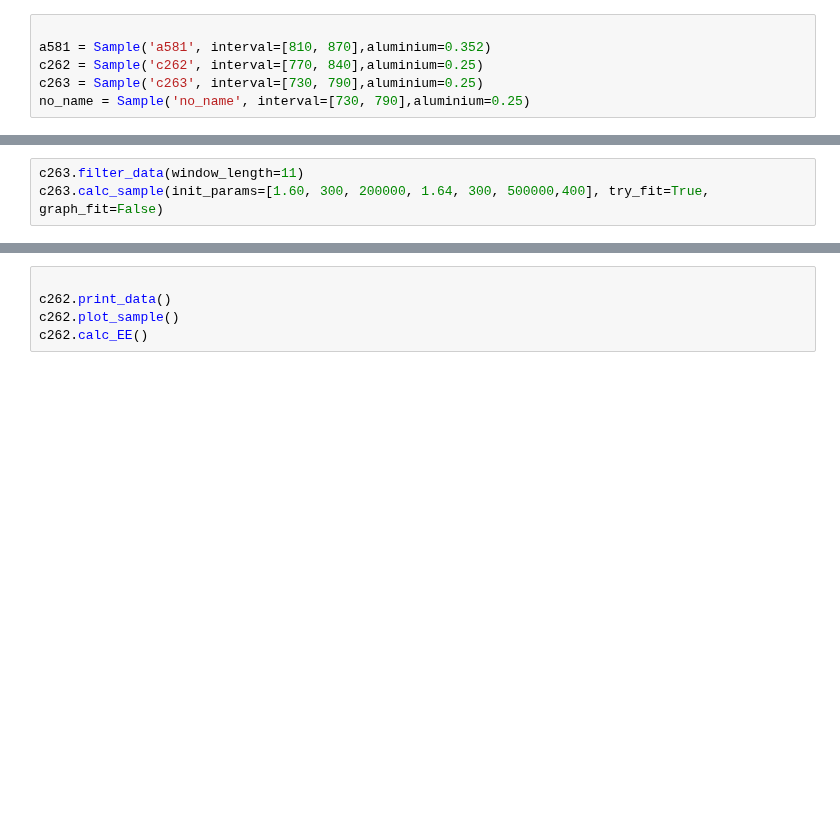
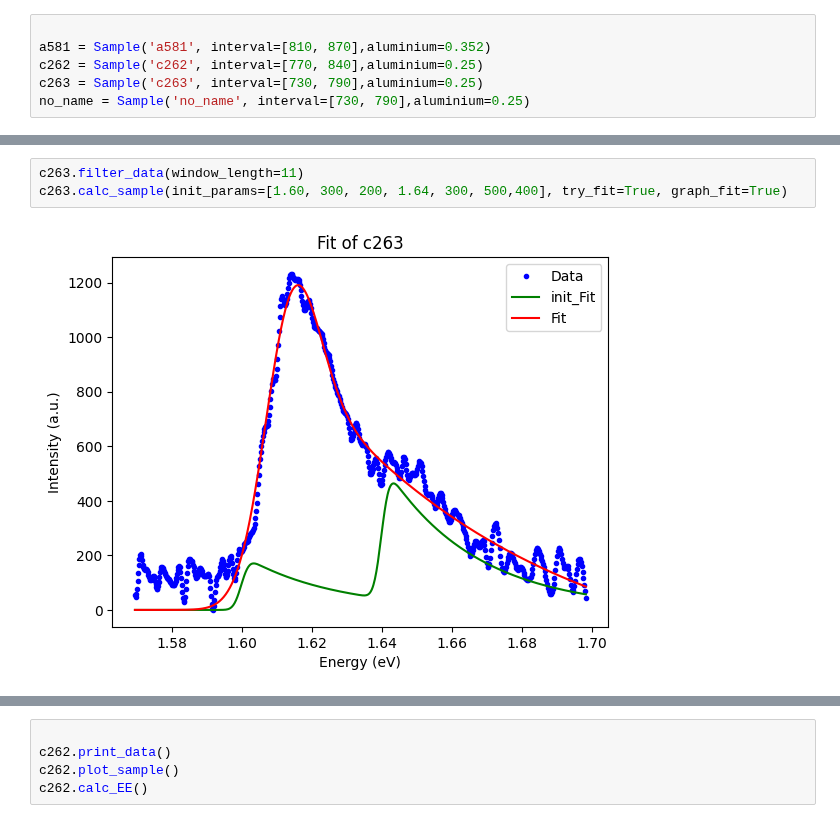
Before and after one commit to RedBrean/term2, a Jupyter notebook: term5/labs/q_yama/q_yama.ipynb, the cells around one changed output, grey strips where cells are left out. Drawn from its saved outputs; the diff is of its cells as text; blank space fills up the shorter version.

```diff
--- a/term5/labs/q_yama/q_yama.ipynb
+++ b/term5/labs/q_yama/q_yama.ipynb
@@ -217,5 +233,7 @@ c262.calc_sample(init_params=[1.495, 250, 10000, 1.51, 200, 10000,100], try_fit=
 # %%
 c263.filter_data(window_length=11)
-c263.calc_sample(init_params=[1.60, 300, 200000, 1.64, 300, 500000,400], try_fit=True, graph_fit=False)
+c263.calc_sample(init_params=[1.60, 300, 200, 1.64, 300, 500,400], try_fit=True, graph_fit=True)
+# %% [output]
+[figure, added]
 # %%
 no_name.filter_data(window_length=20)
```
Also changed, not shown: parts of 5 cells of this notebook, 6 other files.
